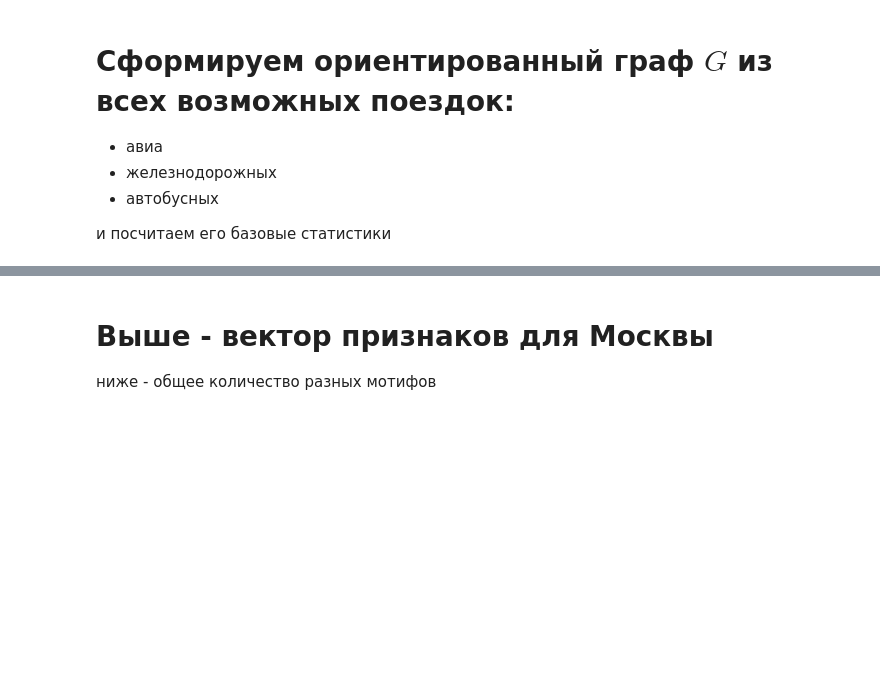
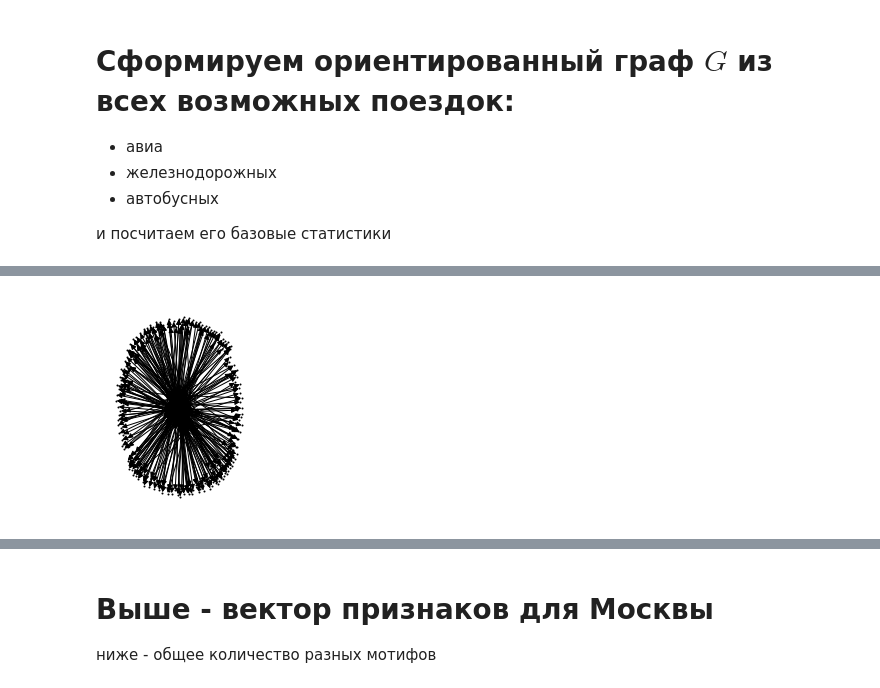
Before and after one commit to KonstantinKlepikov/cs224w-homwork, a Jupyter notebook: covid19_tutu.ipynb, the cells around one changed output, grey strips where cells are left out. Cells and saved outputs as stored; diff of their text form; code cells hidden in the pictures; blank space fills up the shorter version.

```diff
--- a/covid19_tutu.ipynb
+++ b/covid19_tutu.ipynb
@@ -112,14 +103,3 @@ file.close()
 - автобусных
 
 и посчитаем его базовые статистики
-# %%
-G = snap.TNGraph.New()
-for item in codeCity:
-    G.AddNode(item)
-
-for row in df[['sourceId', 'targetId']].itertuples():
-    G.AddEdge(row[1], row[2])
-
-snap.PrintInfo(G, 'Commutes', 'output.txt', False)
-for line in open('output.txt').readlines():
-    print (line.strip())
@@ -200,0 +106,4 @@ Nr Edges: 15566
+# %%
+G = nx.DiGraph()
+for item in codeCity.items():
+    G.add_node(item[0], station=item[1])
@@ -200,0 +130,13 @@ Nr Edges: 15566
+# %%
+G.add_edges_from(df[['sourceId', 'targetId']].values)
+# %%
+option = {
+    'node_color': 'black',
+    'node_size': 1,
+    'width': 1,
+}
+plt.subplot(121)
+nx.draw(G, pos=None, ax=None, **option)
+plt.show()
+# %% [output]
+[figure, added]
```
Also changed, not shown: parts of 44 cells of this notebook, 5 other files.
